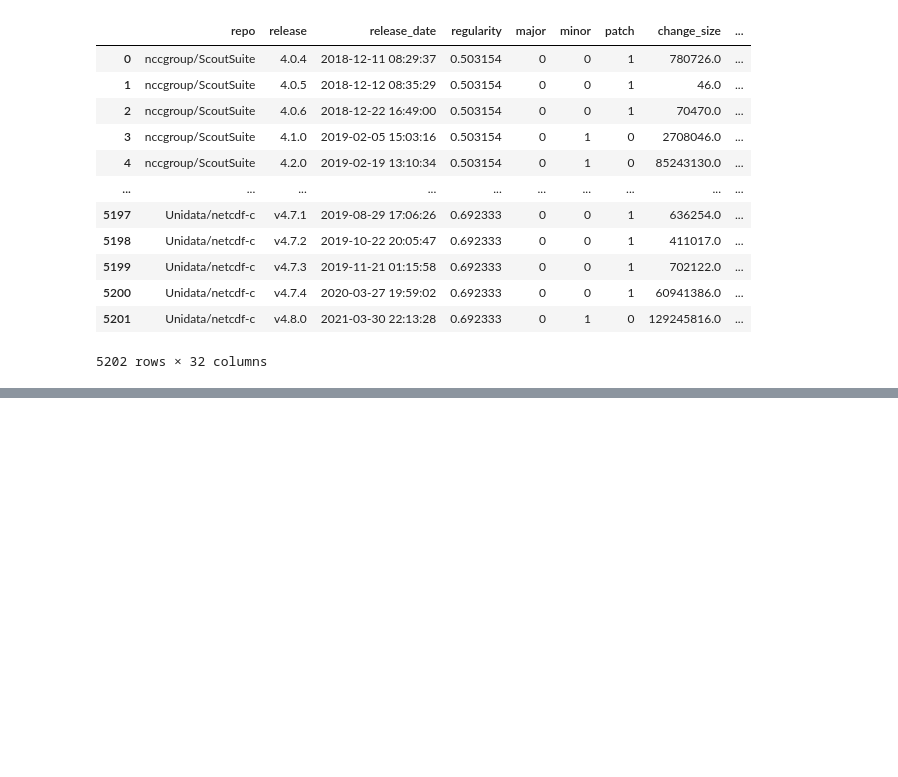
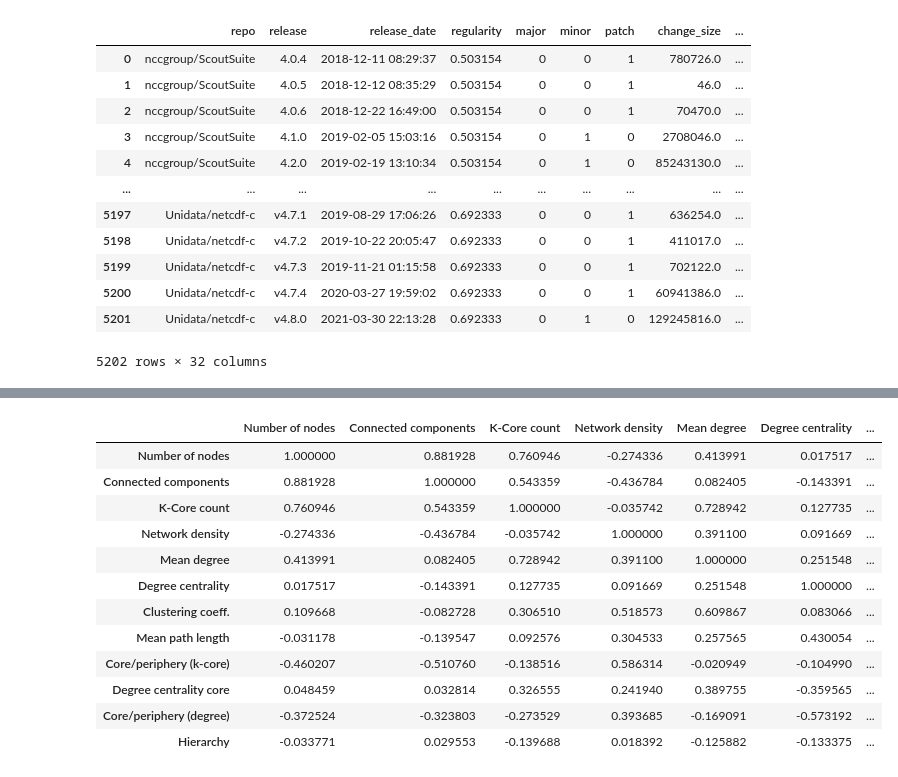
Before and after one commit to csepanyij/master-thesis, a Jupyter notebook: notebooks/quantitative.ipynb, the cells around one changed output, grey strips where cells are left out. Saved outputs shown, nothing was run; the diff lists cells and outputs as text; code cells hidden in the pictures; blank space fills up the shorter version.

```diff
--- a/notebooks/quantitative.ipynb
+++ b/notebooks/quantitative.ipynb
@@ -574,0 +666,31 @@ res_ols.rsquared
+# %%
+df_1 = df.drop(
+    columns=['repo', 'release', 'release_date', 'regularity', 'change_size', 'major', 'minor', 'patch',
+    'Number of nodes_after', 'Network density_after', 'Mean degree_after', 'Degree centrality_after', 'Clustering coeff._after', 'Mean path length_after',
+    'Connected components_after', 'K-Core count_after', 'Core/periphery (k-core)_after', 'Degree centrality core_after', 'Core/periphery (degree)_after',
+    'Hierarchy_after'])
+
+df_1.columns = [    'Number of nodes', 'Network density', 'Mean degree', 'Degree centrality', 'Clustering coeff.', 'Mean path length',
+    'Connected components', 'K-Core count', 'Core/periphery (k-core)', 'Degree centrality core', 'Core/periphery (degree)',
+    'Hierarchy']
+df_1 = df_1[['Number of nodes', 'Connected components', 'K-Core count', 'Network density', 'Mean degree', 'Degree centrality', 'Clustering coeff.', 'Mean path length',
+     'Core/periphery (k-core)', 'Degree centrality core', 'Core/periphery (degree)',
+    'Hierarchy']]
+for column in df_1.columns:
+    df_1[column] = pd.to_numeric(df_1[column])
+corr = df_1.corr()
+corr
+# %% [output]
+|  | Number of nodes | Connected components | K-Core count | Network density | Mean degree | Degree centrality | ... |
+| Number of nodes | 1.000000 | 0.881928 | 0.760946 | -0.274336 | 0.413991 | 0.017517 | ... |
+| Connected components | 0.881928 | 1.000000 | 0.543359 | -0.436784 | 0.082405 | -0.143391 | ... |
+| K-Core count | 0.760946 | 0.543359 | 1.000000 | -0.035742 | 0.728942 | 0.127735 | ... |
+| Network density | -0.274336 | -0.436784 | -0.035742 | 1.000000 | 0.391100 | 0.091669 | ... |
+| Mean degree | 0.413991 | 0.082405 | 0.728942 | 0.391100 | 1.000000 | 0.251548 | ... |
+| Degree centrality | 0.017517 | -0.143391 | 0.127735 | 0.091669 | 0.251548 | 1.000000 | ... |
+| Clustering coeff. | 0.109668 | -0.082728 | 0.306510 | 0.518573 | 0.609867 | 0.083066 | ... |
+| Mean path length | -0.031178 | -0.139547 | 0.092576 | 0.304533 | 0.257565 | 0.430054 | ... |
+| Core/periphery (k-core) | -0.460207 | -0.510760 | -0.138516 | 0.586314 | -0.020949 | -0.104990 | ... |
+| Degree centrality core | 0.048459 | 0.032814 | 0.326555 | 0.241940 | 0.389755 | -0.359565 | ... |
+| Core/periphery (degree) | -0.372524 | -0.323803 | -0.273529 | 0.393685 | -0.169091 | -0.573192 | ... |
+| Hierarchy | -0.033771 | 0.029553 | -0.139688 | 0.018392 | -0.125882 | -0.133375 | ... |
```
Also changed, not shown: parts of 10 cells of this notebook, 8 other files.
